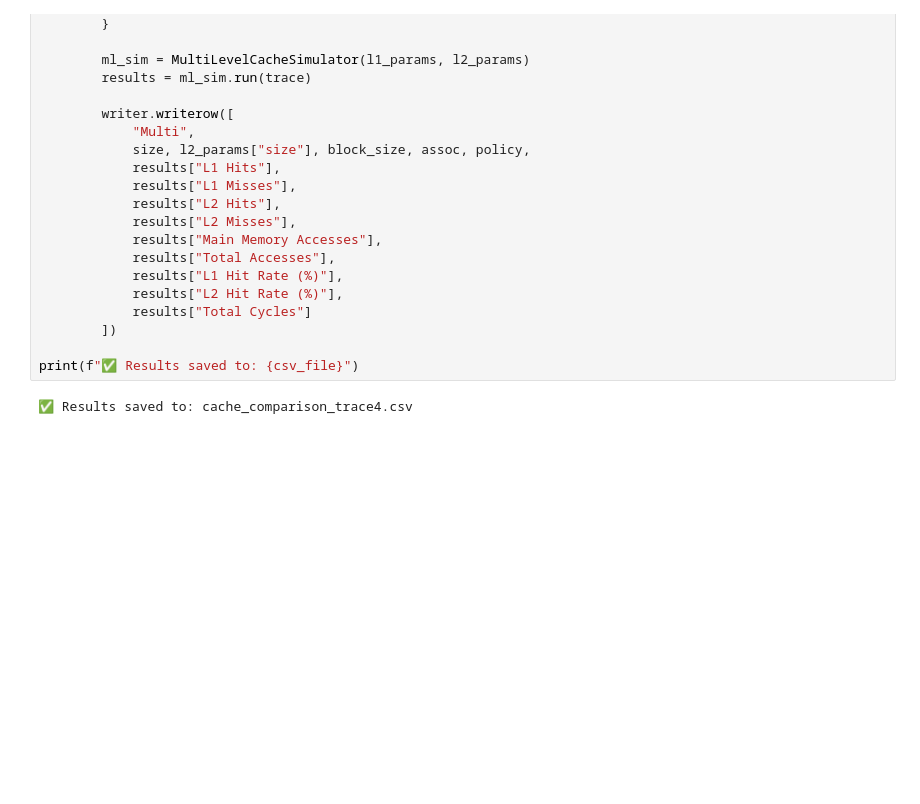
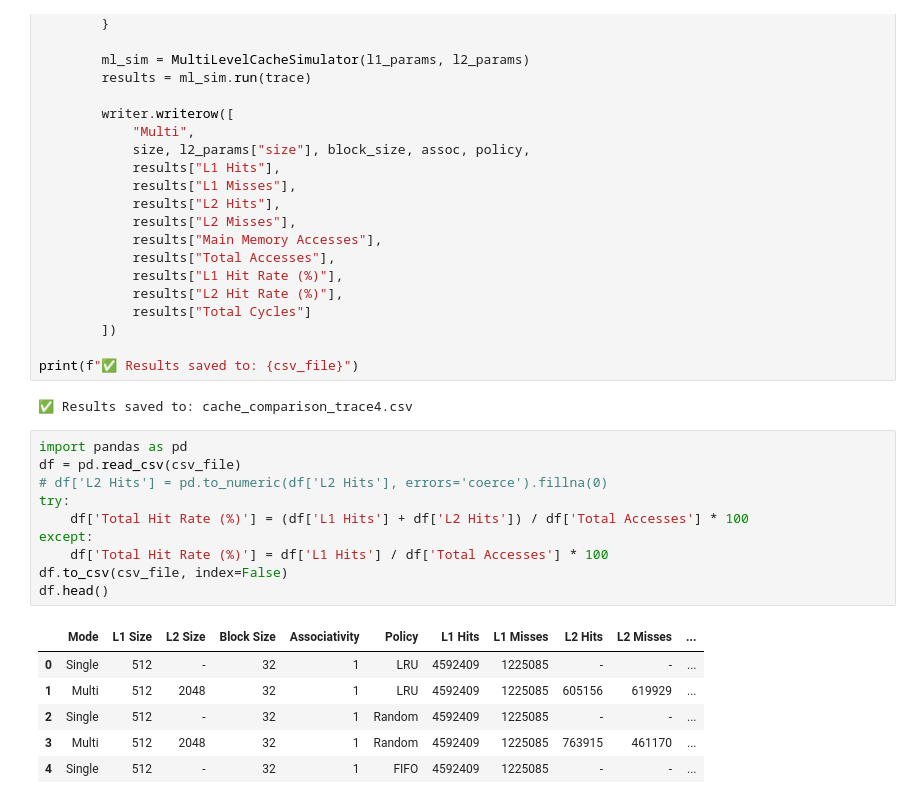
Before and after one commit to jamespradhan/cache-simulation, a Jupyter notebook: cache_sim.ipynb, the cells around one changed output. Saved outputs shown, nothing was run; the diff lists cells and outputs as text; blank space fills up the shorter version.

```diff
--- a/cache_sim.ipynb
+++ b/cache_sim.ipynb
@@ -204,3 +204,20 @@ with open(csv_file, mode="w", newline="") as f:
 print(f"✅ Results saved to: {csv_file}")
 # %% [output]
 ✅ Results saved to: cache_comparison_trace4.csv
+# %%
+import pandas as pd
+df = pd.read_csv(csv_file)
+# df['L2 Hits'] = pd.to_numeric(df['L2 Hits'], errors='coerce').fillna(0)
+try:
+    df['Total Hit Rate (%)'] = (df['L1 Hits'] + df['L2 Hits']) / df['Total Accesses'] * 100
+except:
+    df['Total Hit Rate (%)'] = df['L1 Hits'] / df['Total Accesses'] * 100
+df.to_csv(csv_file, index=False)
+df.head()
+# %% [output]
+|  | Mode | L1 Size | L2 Size | Block Size | Associativity | Policy | L1 Hits | L1 Misses | L2 Hits | L2 Misses | ... |
+| 0 | Single | 512 | - | 32 | 1 | LRU | 4592409 | 1225085 | - | - | ... |
+| 1 | Multi | 512 | 2048 | 32 | 1 | LRU | 4592409 | 1225085 | 605156 | 619929 | ... |
+| 2 | Single | 512 | - | 32 | 1 | Random | 4592409 | 1225085 | - | - | ... |
+| 3 | Multi | 512 | 2048 | 32 | 1 | Random | 4592409 | 1225085 | 763915 | 461170 | ... |
+| 4 | Single | 512 | - | 32 | 1 | FIFO | 4592409 | 1225085 | - | - | ... |
```
Also changed, not shown: parts of 1 cell of this notebook, 5 other files.
